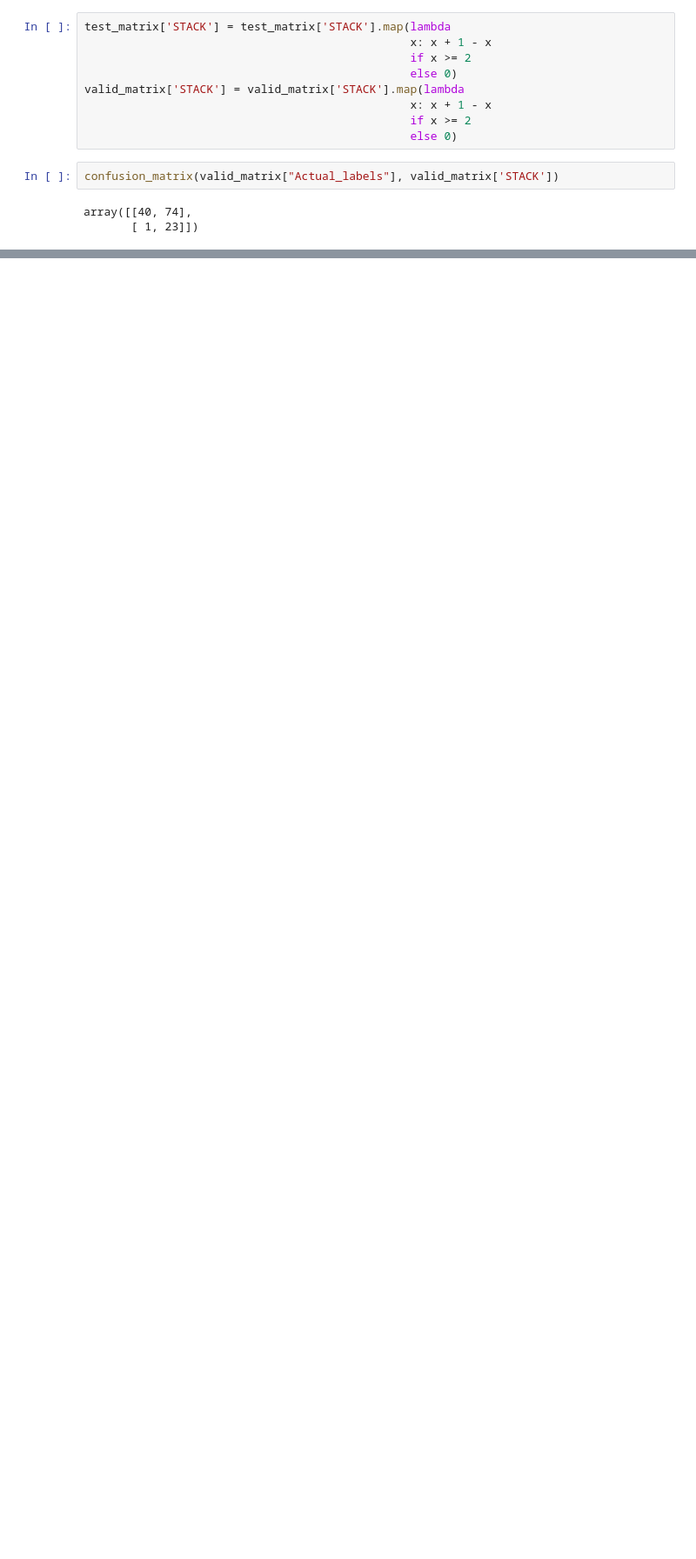
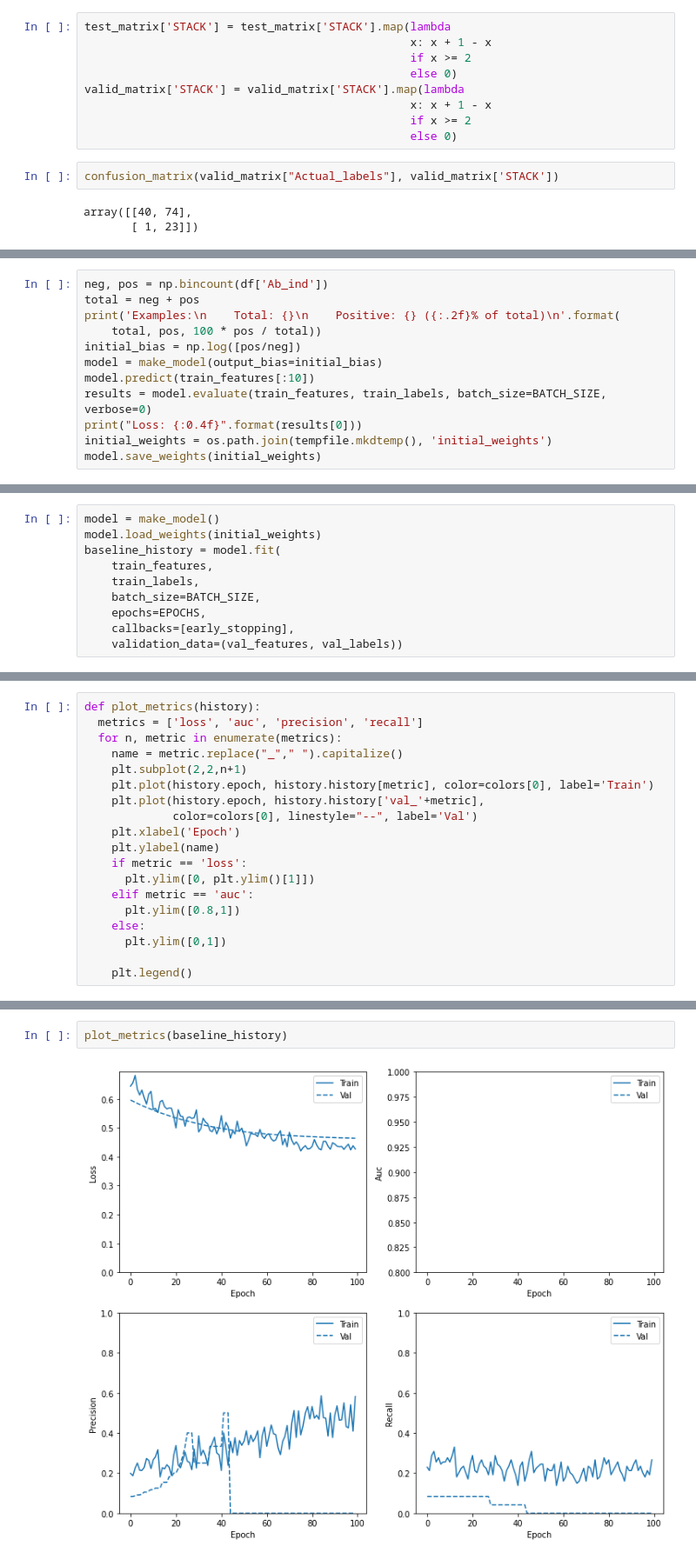
Before and after one commit to AlexAlexeyuk/Alexander.Alexeyuk, a Jupyter notebook: ML_implementation_stacked.ipynb, the cells around one changed output, grey strips where cells are left out. Shown at 87% size. Drawn from its saved outputs; the diff is of its cells as text; blank space fills up the shorter version.

```diff
--- a/ML_implementation_stacked.ipynb
+++ b/ML_implementation_stacked.ipynb
@@ -830,0 +703,12 @@ valid_matrix[valid_matrix['Actual_labels']==1]
+# %%
+neg, pos = np.bincount(df['Ab_ind'])
+total = neg + pos
+print('Examples:\n    Total: {}\n    Positive: {} ({:.2f}% of total)\n'.format(
+    total, pos, 100 * pos / total))
+initial_bias = np.log([pos/neg])
+model = make_model(output_bias=initial_bias)
+model.predict(train_features[:10])
+results = model.evaluate(train_features, train_labels, batch_size=BATCH_SIZE, verbose=0)
+print("Loss: {:0.4f}".format(results[0]))
+initial_weights = os.path.join(tempfile.mkdtemp(), 'initial_weights')
+model.save_weights(initial_weights)
@@ -830,0 +758,10 @@ valid_matrix[valid_matrix['Actual_labels']==1]
+# %%
+model = make_model()
+model.load_weights(initial_weights)
+baseline_history = model.fit(
+    train_features,
+    train_labels,
+    batch_size=BATCH_SIZE,
+    epochs=EPOCHS,
+    callbacks=[early_stopping],
+    validation_data=(val_features, val_labels))
@@ -830,0 +786,19 @@ valid_matrix[valid_matrix['Actual_labels']==1]
+# %%
+def plot_metrics(history):
+  metrics = ['loss', 'auc', 'precision', 'recall']
+  for n, metric in enumerate(metrics):
+    name = metric.replace("_"," ").capitalize()
+    plt.subplot(2,2,n+1)
+    plt.plot(history.epoch, history.history[metric], color=colors[0], label='Train')
+    plt.plot(history.epoch, history.history['val_'+metric],
+             color=colors[0], linestyle="--", label='Val')
+    plt.xlabel('Epoch')
+    plt.ylabel(name)
+    if metric == 'loss':
+      plt.ylim([0, plt.ylim()[1]])
+    elif metric == 'auc':
+      plt.ylim([0.8,1])
+    else:
+      plt.ylim([0,1])
+
+    plt.legend()
@@ -830,0 +808,4 @@ valid_matrix[valid_matrix['Actual_labels']==1]
+# %%
+plot_metrics(baseline_history)
+# %% [output]
+[figure, added]
```
Also changed, not shown: parts of 51 cells of this notebook.
